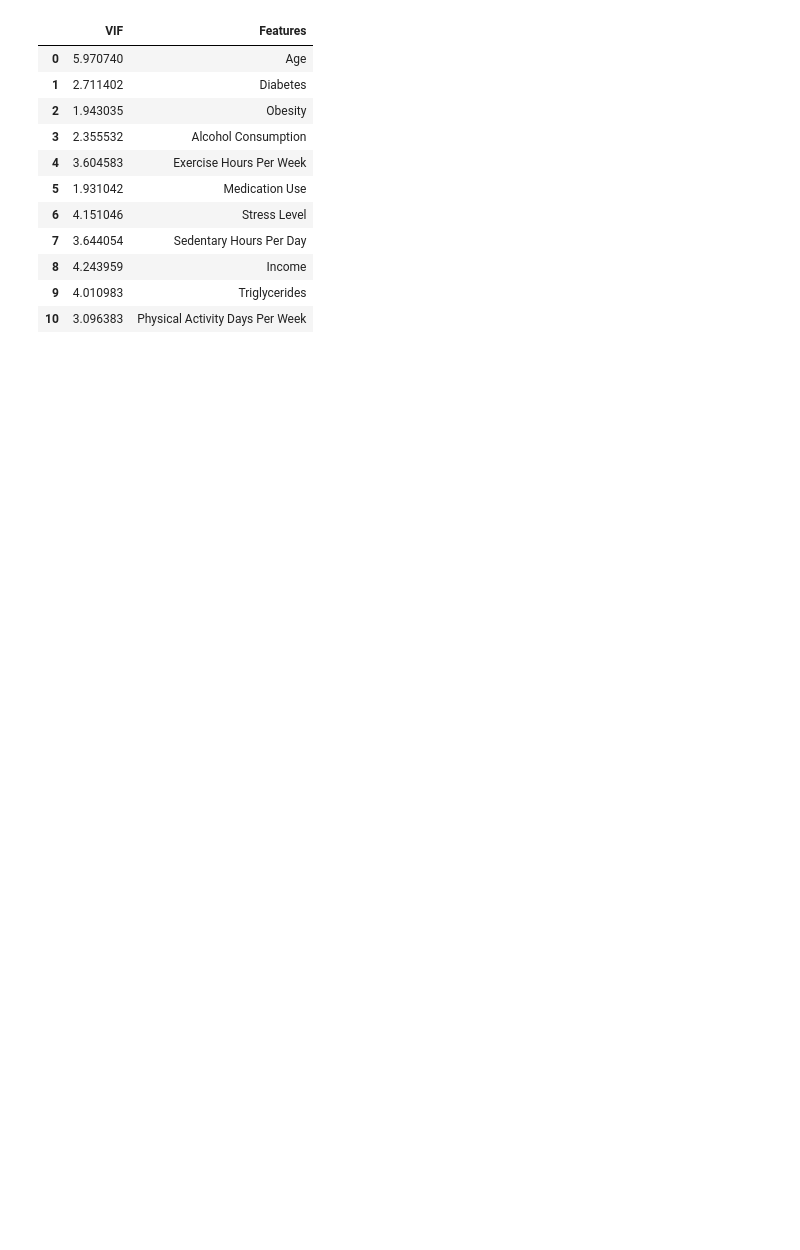
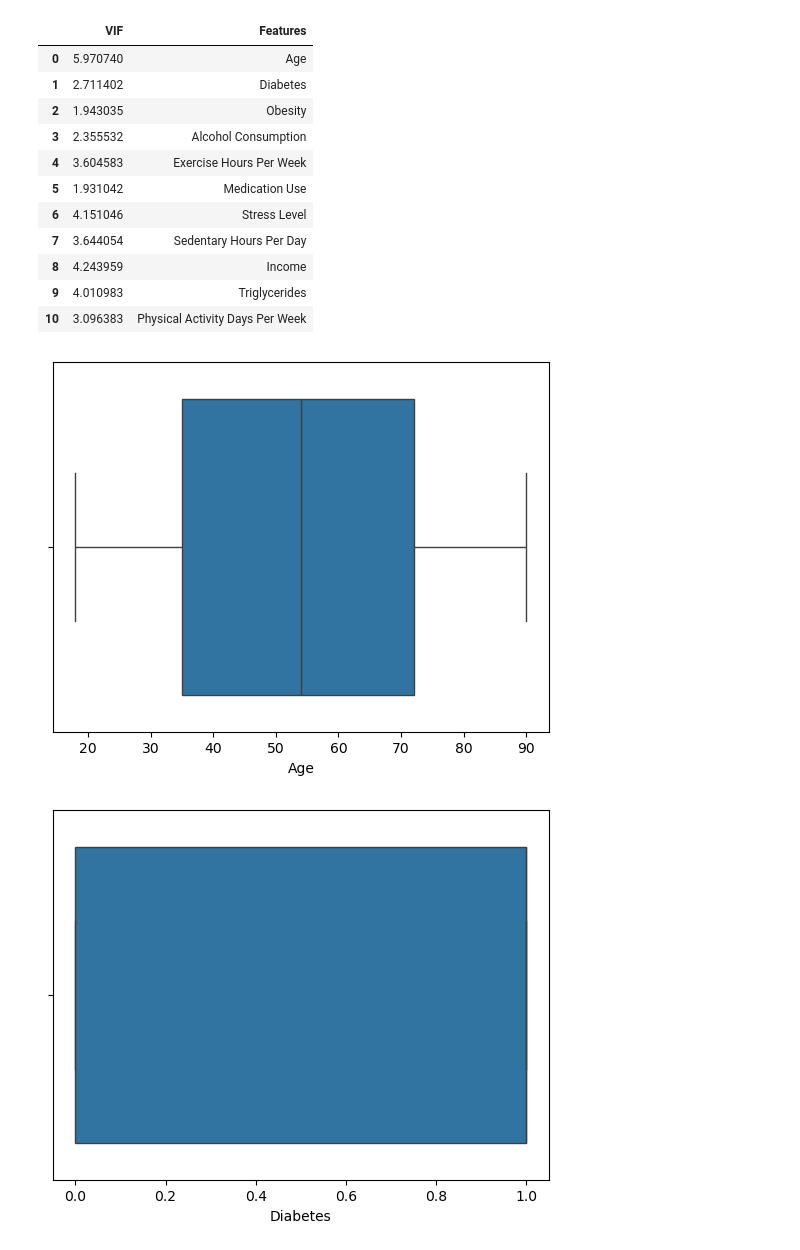
Before and after one commit to narimanm0/DS-ML, a Jupyter notebook: heartAttack/heartAttack_risk.ipynb, the cells around one changed output. Drawn from its saved outputs; the diff is of its cells as text; code cells hidden in the pictures; blank space fills up the shorter version.

```diff
--- a/heartAttack/heartAttack_risk.ipynb
+++ b/heartAttack/heartAttack_risk.ipynb
@@ -177,3 +174,10 @@ data_num = data_num.drop([
     'systolic_pressure',
     'diastolic_pressure'
 ], axis=1)
+# %%
+for i in data_num.columns:
+    sns.boxplot(x=data[i], data=data)
+    plt.show()
+# %% [output]
+[figure, added]
+[figure, added]
```
Also changed, not shown: parts of 10 cells of this notebook.
